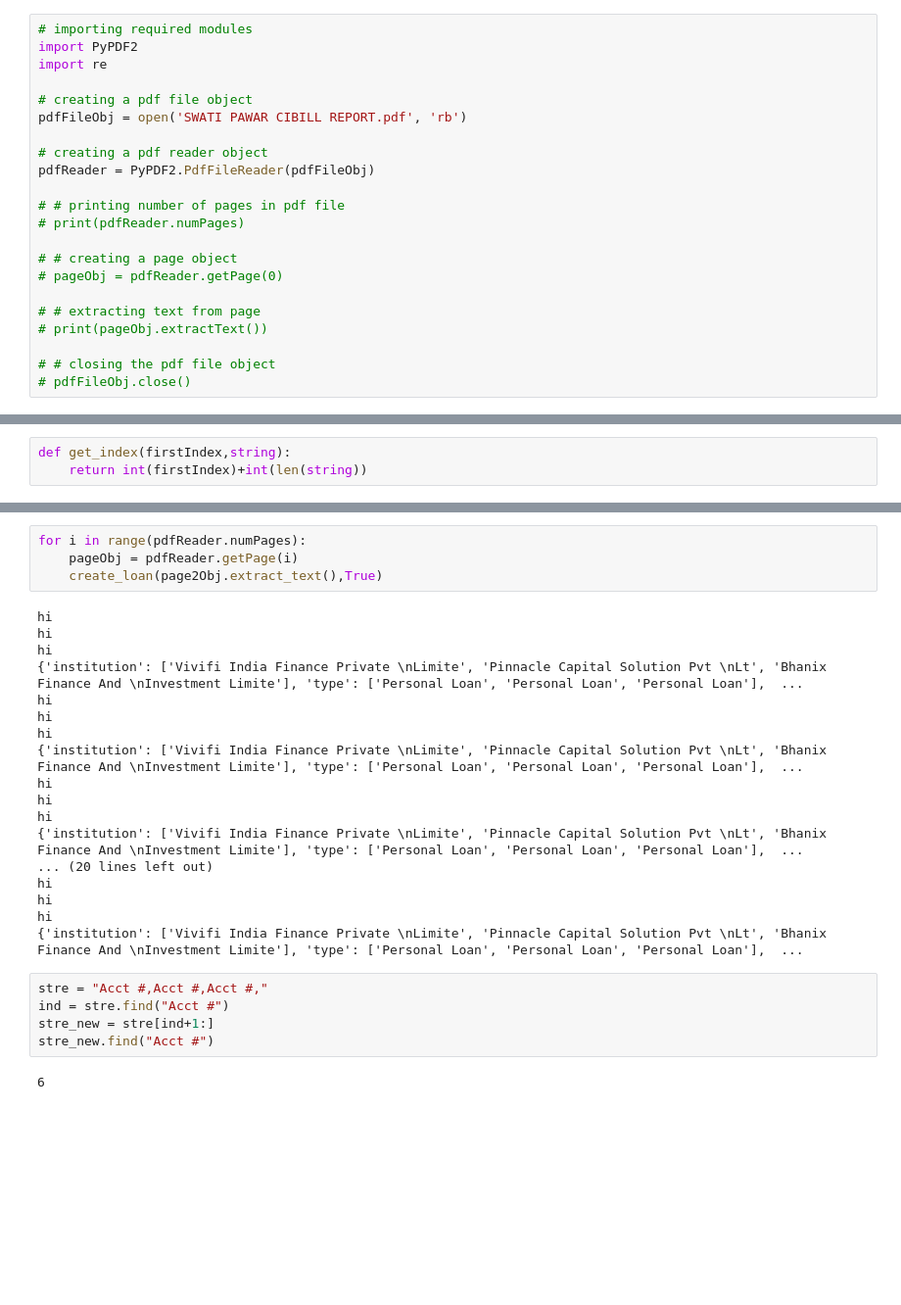
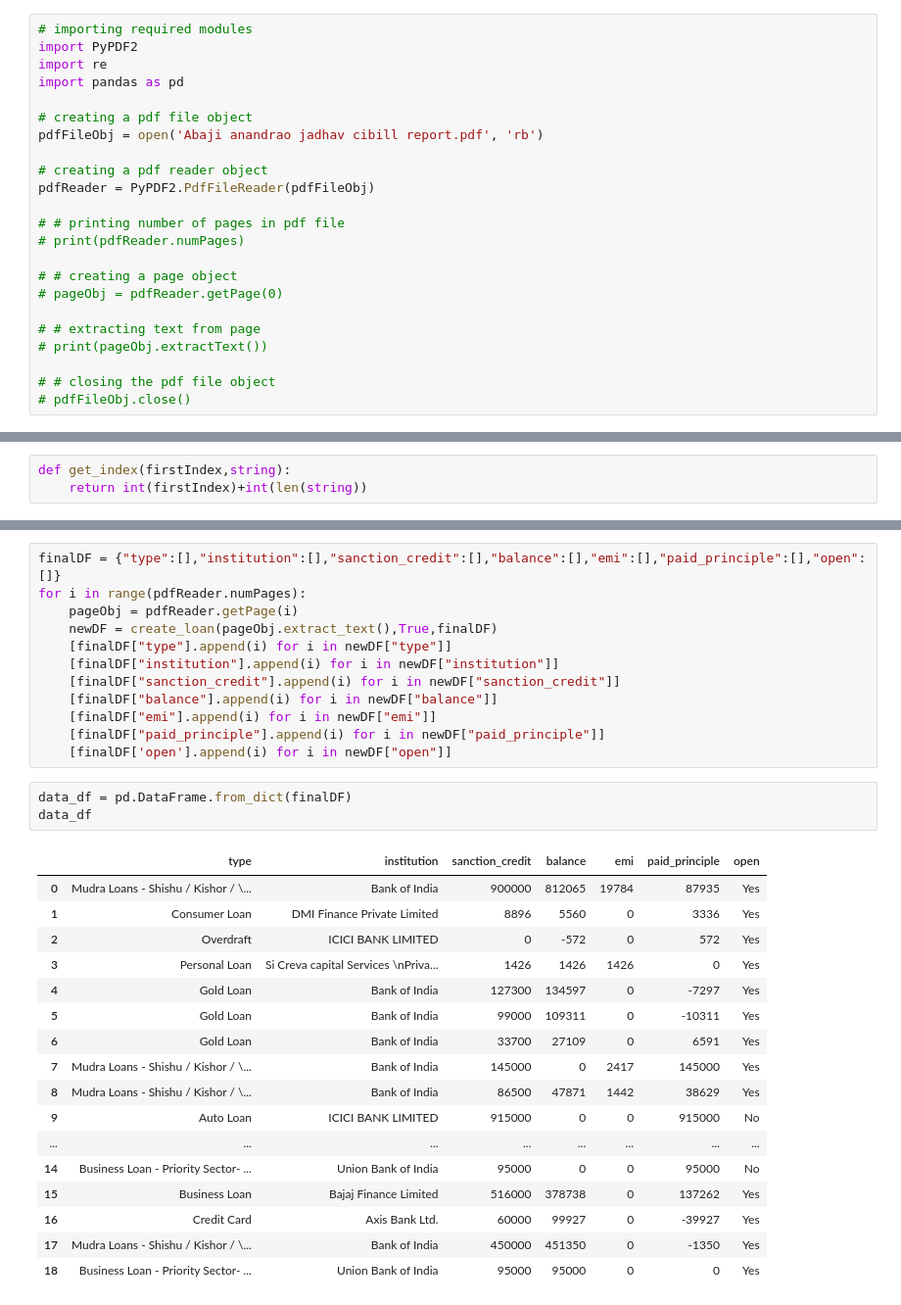
Before and after one commit to Satyajeetkadu/E-rebay, a Jupyter notebook: sandbox.ipynb, the cells around one changed output, grey strips where cells are left out. Shown at 98% size. Drawn from its saved outputs; the diff is of its cells as text; blank space fills up the shorter version.

Commit message:
Done till pivot table without delinquecy

```diff
--- a/sandbox.ipynb
+++ b/sandbox.ipynb
@@ -2,9 +2,10 @@
 # importing required modules
 import PyPDF2
 import re
+import pandas as pd
 
 # creating a pdf file object
-pdfFileObj = open('SWATI PAWAR CIBILL REPORT.pdf', 'rb')
+pdfFileObj = open('Abaji anandrao jadhav cibill report.pdf', 'rb')
 
 # creating a pdf reader object
 pdfReader = PyPDF2.PdfFileReader(pdfFileObj)
@@ -106,29 +112,33 @@ def create_loan(text,on_page_2):
-# %%
-for i in range(pdfReader.numPages):
-    pageObj = pdfReader.getPage(i)
-    create_loan(page2Obj.extract_text(),True)
-# %% [output]
-hi
-hi
-hi
-{'institution': ['Vivifi India Finance Private \nLimite', 'Pinnacle Capital Solution Pvt \nLt', 'Bhanix Finance And \nInvestment Limite'], 'type': ['Personal Loan', 'Personal Loan', 'Personal Loan'],  ...
-hi
-hi
-hi
-{'institution': ['Vivifi India Finance Private \nLimite', 'Pinnacle Capital Solution Pvt \nLt', 'Bhanix Finance And \nInvestment Limite'], 'type': ['Personal Loan', 'Personal Loan', 'Personal Loan'],  ...
-hi
-hi
-hi
-{'institution': ['Vivifi India Finance Private \nLimite', 'Pinnacle Capital Solution Pvt \nLt', 'Bhanix Finance And \nInvestment Limite'], 'type': ['Personal Loan', 'Personal Loan', 'Personal Loan'],  ...
-... (20 lines left out)
-hi
-hi
-hi
-{'institution': ['Vivifi India Finance Private \nLimite', 'Pinnacle Capital Solution Pvt \nLt', 'Bhanix Finance And \nInvestment Limite'], 'type': ['Personal Loan', 'Personal Loan', 'Personal Loan'],  ...
-# %%
-stre = "Acct #,Acct #,Acct #,"
-ind = stre.find("Acct #")
-stre_new = stre[ind+1:]
-stre_new.find("Acct #")
-# %% [output]
-6
+# %%
+finalDF = {"type":[],"institution":[],"sanction_credit":[],"balance":[],"emi":[],"paid_principle":[],"open":[]}
+for i in range(pdfReader.numPages):
+    pageObj = pdfReader.getPage(i)
+    newDF = create_loan(pageObj.extract_text(),True,finalDF)
+    [finalDF["type"].append(i) for i in newDF["type"]]
+    [finalDF["institution"].append(i) for i in newDF["institution"]]
+    [finalDF["sanction_credit"].append(i) for i in newDF["sanction_credit"]]
+    [finalDF["balance"].append(i) for i in newDF["balance"]]
+    [finalDF["emi"].append(i) for i in newDF["emi"]]
+    [finalDF["paid_principle"].append(i) for i in newDF["paid_principle"]]
+    [finalDF['open'].append(i) for i in newDF["open"]]
+# %%
+data_df = pd.DataFrame.from_dict(finalDF)
+data_df
+# %% [output]
+|  | type | institution | sanction_credit | balance | emi | paid_principle | open |
+| 0 | Mudra Loans - Shishu / Kishor / \... | Bank of India | 900000 | 812065 | 19784 | 87935 | Yes |
+| 1 | Consumer Loan | DMI Finance Private Limited | 8896 | 5560 | 0 | 3336 | Yes |
+| 2 | Overdraft | ICICI BANK LIMITED | 0 | -572 | 0 | 572 | Yes |
+| 3 | Personal Loan | Si Creva capital Services \nPriva... | 1426 | 1426 | 1426 | 0 | Yes |
+| 4 | Gold Loan | Bank of India | 127300 | 134597 | 0 | -7297 | Yes |
+| 5 | Gold Loan | Bank of India | 99000 | 109311 | 0 | -10311 | Yes |
+| 6 | Gold Loan | Bank of India | 33700 | 27109 | 0 | 6591 | Yes |
+| 7 | Mudra Loans - Shishu / Kishor / \... | Bank of India | 145000 | 0 | 2417 | 145000 | Yes |
+| 8 | Mudra Loans - Shishu / Kishor / \... | Bank of India | 86500 | 47871 | 1442 | 38629 | Yes |
+| 9 | Auto Loan | ICICI BANK LIMITED | 915000 | 0 | 0 | 915000 | No |
+| ... | ... | ... | ... | ... | ... | ... | ... |
+| 14 | Business Loan - Priority Sector- ... | Union Bank of India | 95000 | 0 | 0 | 95000 | No |
+| 15 | Business Loan | Bajaj Finance Limited | 516000 | 378738 | 0 | 137262 | Yes |
+| 16 | Credit Card | Axis Bank Ltd. | 60000 | 99927 | 0 | -39927 | Yes |
+| 17 | Mudra Loans - Shishu / Kishor / \... | Bank of India | 450000 | 451350 | 0 | -1350 | Yes |
+| 18 | Business Loan - Priority Sector- ... | Union Bank of India | 95000 | 95000 | 0 | 0 | Yes |
```
Also changed, not shown: parts of 4 cells of this notebook, 1 other file.
